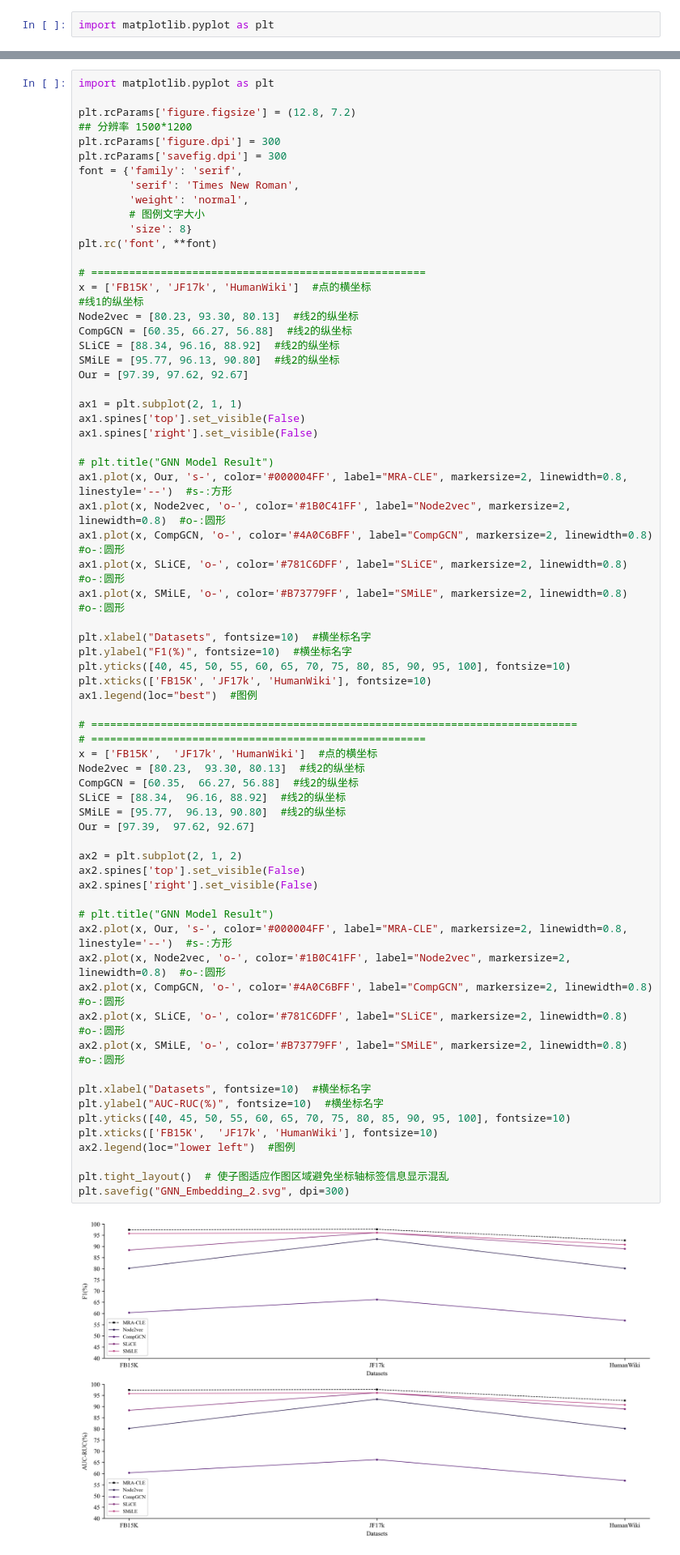
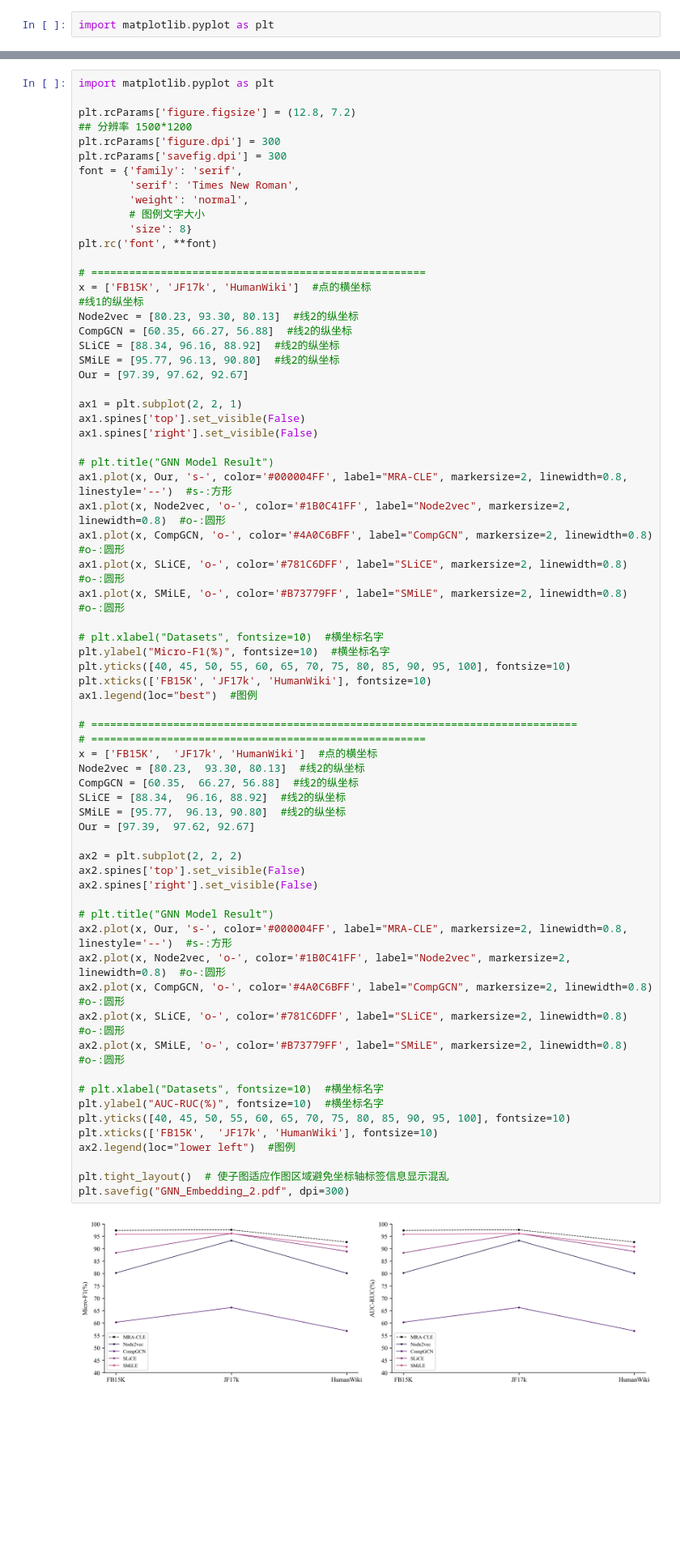
Before and after one commit to knightzz1998/paper-graph, a Jupyter notebook: 图形绘制_GNN_2.ipynb, the cells around one changed output, grey strips where cells are left out. Shown at 81% size. Saved outputs shown, nothing was run; the diff lists cells and outputs as text; blank space fills up the shorter version.

```diff
--- a/图形绘制_GNN_2.ipynb
+++ b/图形绘制_GNN_2.ipynb
@@ -142,7 +142,7 @@ SLiCE = [88.34, 96.16, 88.92]  #线2的纵坐标
 SMiLE = [95.77, 96.13, 90.80]  #线2的纵坐标
 Our = [97.39, 97.62, 92.67]
 
-ax1 = plt.subplot(2, 1, 1)
+ax1 = plt.subplot(2, 2, 1)
 ax1.spines['top'].set_visible(False)
 ax1.spines['right'].set_visible(False)
 
@@ -153,39 +153,39 @@ ax1.plot(x, CompGCN, 'o-', color='#4A0C6BFF', label="CompGCN", markersize=2, lin
 ax1.plot(x, SLiCE, 'o-', color='#781C6DFF', label="SLiCE", markersize=2, linewidth=0.8)  #o-:圆形
 ax1.plot(x, SMiLE, 'o-', color='#B73779FF', label="SMiLE", markersize=2, linewidth=0.8)  #o-:圆形
 
-plt.xlabel("Datasets", fontsize=10)  #横坐标名字
-plt.ylabel("F1(%)", fontsize=10)  #横坐标名字
+# plt.xlabel("Datasets", fontsize=10)  #横坐标名字
+plt.ylabel("Micro-F1(%)", fontsize=10)  #横坐标名字
 plt.yticks([40, 45, 50, 55, 60, 65, 70, 75, 80, 85, 90, 95, 100], fontsize=10)
 plt.xticks(['FB15K', 'JF17k', 'HumanWiki'], fontsize=10)
 ax1.legend(loc="best")  #图例
 
 # =============================================================================
 # =====================================================
 x = ['FB15K',  'JF17k', 'HumanWiki']  #点的横坐标
 Node2vec = [80.23,  93.30, 80.13]  #线2的纵坐标
 CompGCN = [60.35,  66.27, 56.88]  #线2的纵坐标
 SLiCE = [88.34,  96.16, 88.92]  #线2的纵坐标
 SMiLE = [95.77,  96.13, 90.80]  #线2的纵坐标
 Our = [97.39,  97.62, 92.67]
 
-ax2 = plt.subplot(2, 1, 2)
+ax2 = plt.subplot(2, 2, 2)
 ax2.spines['top'].set_visible(False)
 ax2.spines['right'].set_visible(False)
 
 # plt.title("GNN Model Result")
 ax2.plot(x, Our, 's-', color='#000004FF', label="MRA-CLE", markersize=2, linewidth=0.8, linestyle='--')  #s-:方形
 ax2.plot(x, Node2vec, 'o-', color='#1B0C41FF', label="Node2vec", markersize=2, linewidth=0.8)  #o-:圆形
 ax2.plot(x, CompGCN, 'o-', color='#4A0C6BFF', label="CompGCN", markersize=2, linewidth=0.8)  #o-:圆形
 ax2.plot(x, SLiCE, 'o-', color='#781C6DFF', label="SLiCE", markersize=2, linewidth=0.8)  #o-:圆形
 ax2.plot(x, SMiLE, 'o-', color='#B73779FF', label="SMiLE", markersize=2, linewidth=0.8)  #o-:圆形
 
-plt.xlabel("Datasets", fontsize=10)  #横坐标名字
+# plt.xlabel("Datasets", fontsize=10)  #横坐标名字
 plt.ylabel("AUC-RUC(%)", fontsize=10)  #横坐标名字
 plt.yticks([40, 45, 50, 55, 60, 65, 70, 75, 80, 85, 90, 95, 100], fontsize=10)
 plt.xticks(['FB15K',  'JF17k', 'HumanWiki'], fontsize=10)
 ax2.legend(loc="lower left")  #图例
 
 plt.tight_layout()  # 使子图适应作图区域避免坐标轴标签信息显示混乱
-plt.savefig("GNN_Embedding_2.svg", dpi=300)
+plt.savefig("GNN_Embedding_2.pdf", dpi=300)
 # %% [output]
-[figure, old version]
+[figure, new version]
```
Also changed, not shown: 5 other files.
